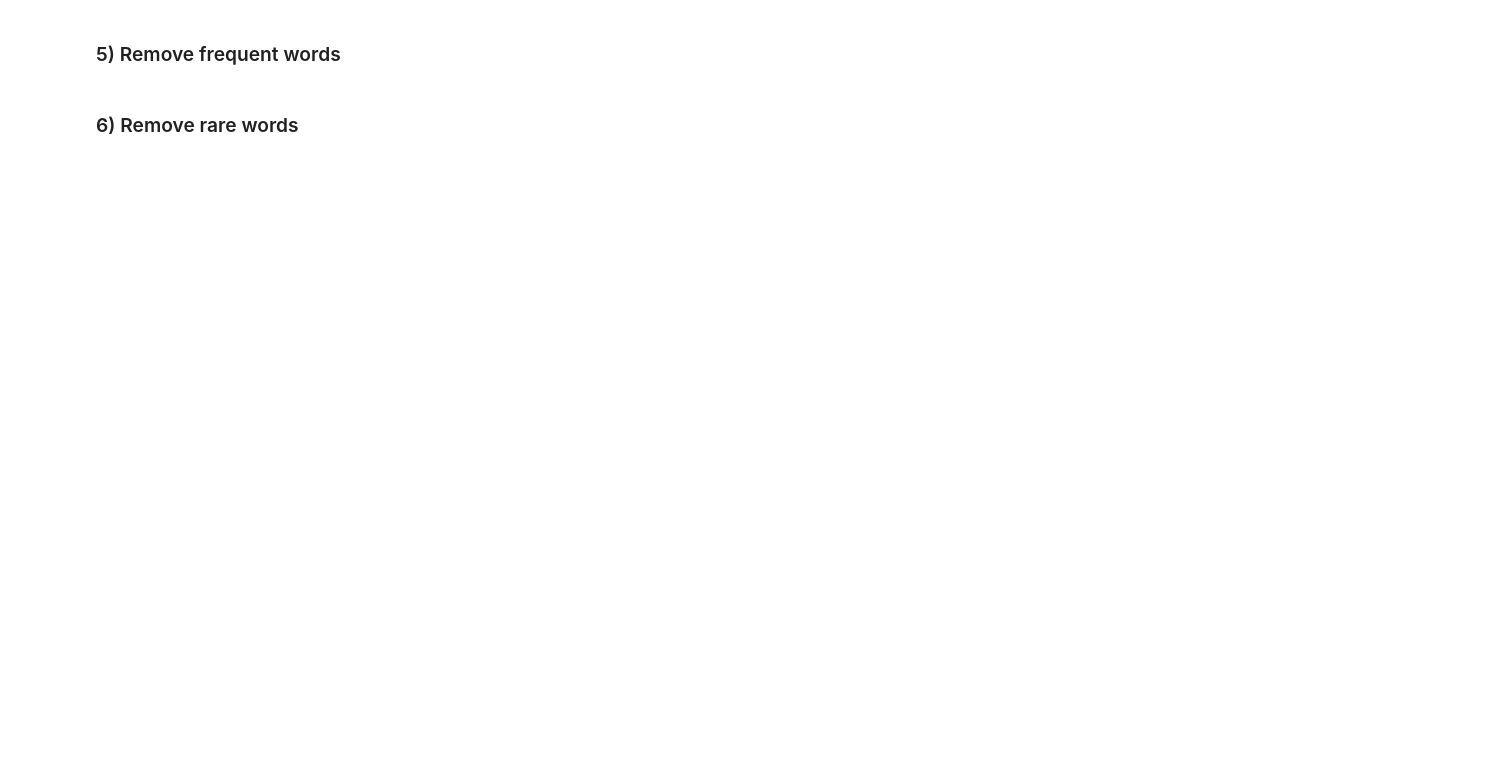
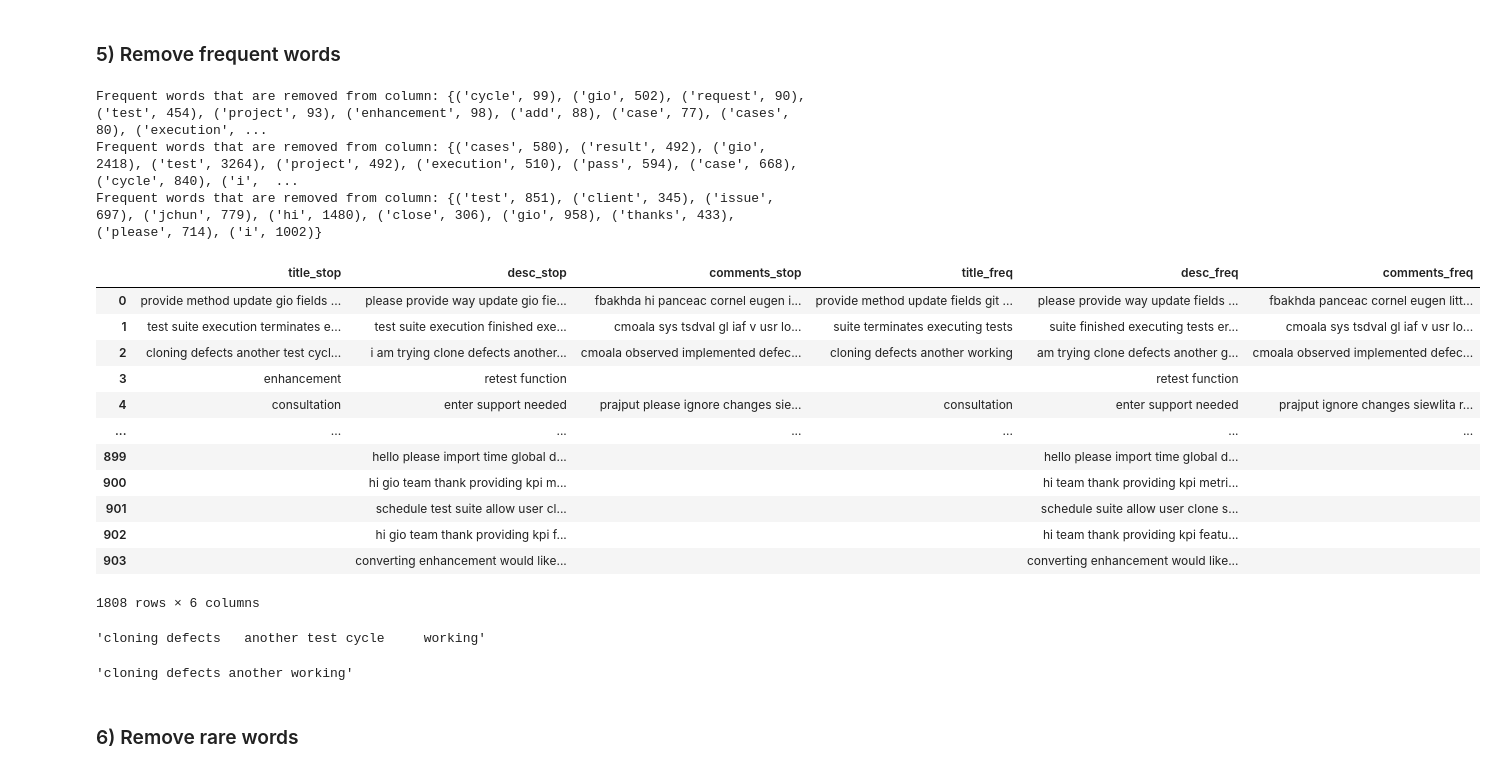
Before and after one commit to NicoleNL/ML-Track, a Jupyter notebook: Similarity_analytics_20210921.ipynb, the cells around one changed output. Saved outputs shown, nothing was run; the diff lists cells and outputs as text; code cells hidden in the pictures; blank space fills up the shorter version.

```diff
--- a/Similarity_analytics_20210921.ipynb
+++ b/Similarity_analytics_20210921.ipynb
@@ -377,12 +599,12 @@ def remove_stopwords(text,extra_sw=None,remove_sw=None):
 # %%
 #list of words/phrase to be added to the stop words
-extra_sw = ["gio","defects",'hsdes',"test cycle","testing"]
+extra_sw = ['hsdes',"testing"]
 #list of words/phrase to be removed from stop words
 remove_sw = ["i","am"]
 arg1 = extra_sw
 arg2 = remove_sw
 
-df["title_stop"]=  [remove_stopwords(text,extra_sw=arg1,remove_sw=arg2) for text in df["title"]]
-df["desc_stop"]=  [remove_stopwords(text,extra_sw=arg1,remove_sw=arg2) for text in df["description"]]
-df["comments_stop"]=  [remove_stopwords(text,extra_sw=arg1,remove_sw=arg2) for text in df["comments"]]
+df["title_stop"]=  [remove_stopwords(text,extra_sw=arg1,remove_sw=arg2) for text in df["title_white"]]
+df["desc_stop"]=  [remove_stopwords(text,extra_sw=arg1,remove_sw=arg2) for text in df["desc_white"]]
+df["comments_stop"]=  [remove_stopwords(text,extra_sw=arg1,remove_sw=arg2) for text in df["comments_white"]]
 df.head()
@@ -393,29 +618,56 @@ df.iloc[10,1]
 # %% [markdown]
 ### 5) Remove frequent words
+# %%
+df = df[["title_stop","desc_stop","comments_stop"]]
 # %%
-def remove_freqwords(df,n):
+def remove_freqwords(column,n):
     """
     Remove n frequent words
     params:
-    df [dataframe]: input dataframe
+    column[series]: input column to remove frequent words
     n [integer]: input number of frequent words to be removed
     """
     from collections import Counter
     cnt = Counter()
-    for i in df:
 
-        for text in df[i].values:
-            for word in text.split():
-                cnt[word] += 1
+    for text in column.values:
+        for word in text.split():
+            cnt[word] += 1
 
     #custom function to remove the frequent words
     FREQWORDS = set([w for (w, wc) in cnt.most_common(n)])
 
-    print("Frequent words that are removed:", set([(w, wc) for (w, wc) in cnt.most_common(n)]))
-    df = df.applymap(lambda text: " ".join([word for word in str(text).split() if word not in FREQWORDS]))
+    print("Frequent words that are removed from column:", set([(w, wc) for (w, wc) in cnt.most_common(n)]))
 
-    return df
+    return column.apply(lambda text: " ".join([word for word in str(text).split() if word not in FREQWORDS]))
-# %%
-df = remove_freqwords(df,10)
+# %%
+n=10
+df["title_freq"] = remove_freqwords(df["title_stop"],n)
+df["desc_freq"] = remove_freqwords(df["desc_stop"],n)
+df["comments_freq"] = remove_freqwords(df["comments_stop"],n)
+df
+# %% [output]
+Frequent words that are removed from column: {('cycle', 99), ('gio', 502), ('request', 90), ('test', 454), ('project', 93), ('enhancement', 98), ('add', 88), ('case', 77), ('cases', 80), ('execution', ...
+Frequent words that are removed from column: {('cases', 580), ('result', 492), ('gio', 2418), ('test', 3264), ('project', 492), ('execution', 510), ('pass', 594), ('case', 668), ('cycle', 840), ('i',  ...
+Frequent words that are removed from column: {('test', 851), ('client', 345), ('issue', 697), ('jchun', 779), ('hi', 1480), ('close', 306), ('gio', 958), ('thanks', 433), ('please', 714), ('i', 1002)}
+|  | title_stop | desc_stop | comments_stop | title_freq | desc_freq | comments_freq |
+| 0 | provide method update gio fields ... | please provide way update gio fie... | fbakhda hi panceac cornel eugen i... | provide method update fields git ... | please provide way update fields ... | fbakhda panceac cornel eugen litt... |
+| 1 | test suite execution terminates e... | test suite execution finished exe... | cmoala sys tsdval gl iaf v usr lo... | suite terminates executing tests | suite finished executing tests er... | cmoala sys tsdval gl iaf v usr lo... |
+| 2 | cloning defects another test cycl... | i am trying clone defects another... | cmoala observed implemented defec... | cloning defects another working | am trying clone defects another g... | cmoala observed implemented defec... |
+| 3 | enhancement | retest function |  |  | retest function |  |
+| 4 | consultation | enter support needed | prajput please ignore changes sie... | consultation | enter support needed | prajput ignore changes siewlita r... |
+| ... | ... | ... | ... | ... | ... | ... |
+| 899 |  | hello please import time global d... |  |  | hello please import time global d... |  |
+| 900 |  | hi gio team thank providing kpi m... |  |  | hi team thank providing kpi metri... |  |
+| 901 |  | schedule test suite allow user cl... |  |  | schedule suite allow user clone s... |  |
+| 902 |  | hi gio team thank providing kpi f... |  |  | hi team thank providing kpi featu... |  |
+| 903 |  | converting enhancement would like... |  |  | converting enhancement would like... |  |
+1808 rows × 6 columns
+# %%
+df.iloc[2,0]
+# %% [output]
+'cloning defects   another test cycle     working'
 # %%
-df.iloc[149,1]
+df.iloc[2,3]
+# %% [output]
+'cloning defects another working'
```
Also changed, not shown: parts of 111 cells of this notebook.
